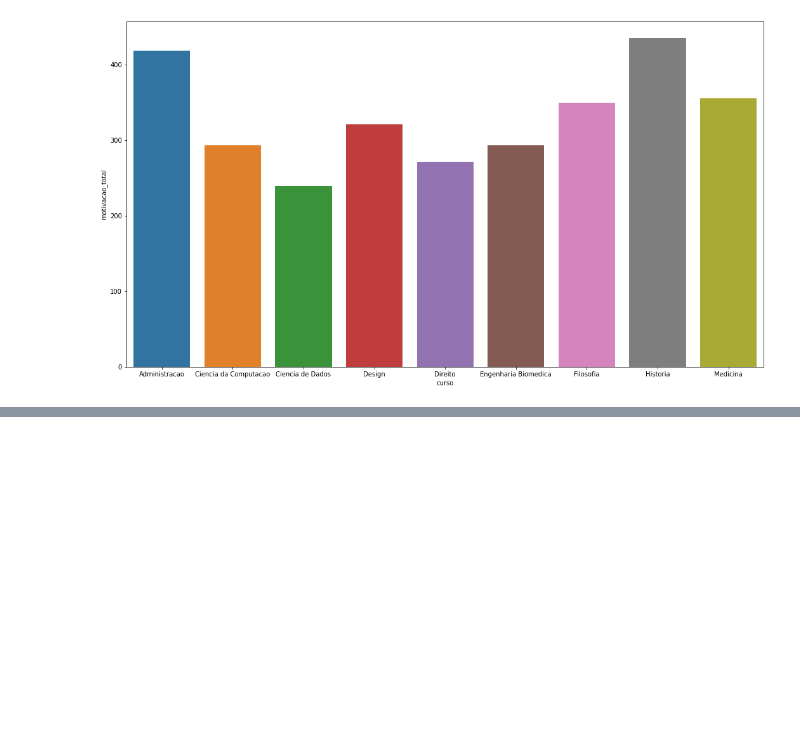
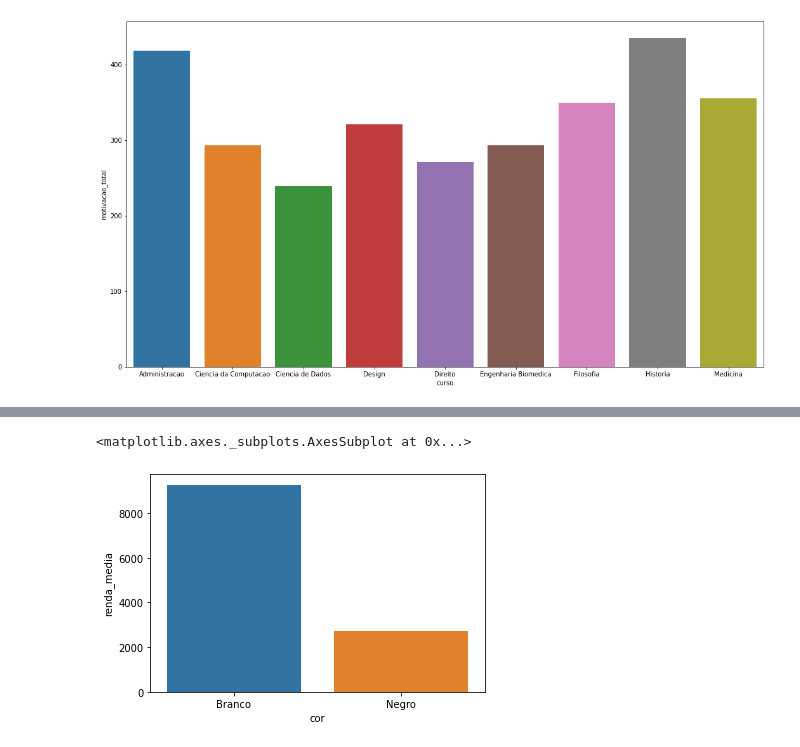
Before and after one commit to gabrielcn/Data-Science, a Jupyter notebook: projeto_piloto.ipynb, the cells around one changed output, grey strips where cells are left out. Drawn from its saved outputs; the diff is of its cells as text; code cells hidden in the pictures; blank space fills up the shorter version.

```diff
--- a/projeto_piloto.ipynb
+++ b/projeto_piloto.ipynb
@@ -422,0 +520,5 @@ sns.barplot(x="curso", y="motivacao_total", data = motivacao_geral_por_curso)
+# %%
+sns.barplot(x="cor", y="renda_media", data = renda_media_brancos_e_negros)
+# %% [output]
+<matplotlib.axes._subplots.AxesSubplot at 0x...>
+[figure, added]
```
Also changed, not shown: parts of 44 cells of this notebook.
